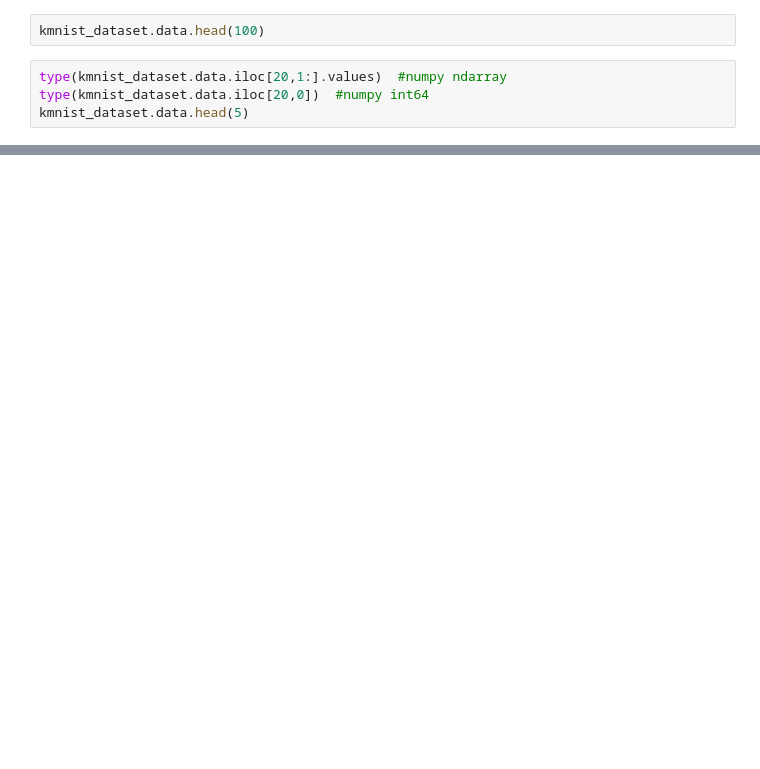
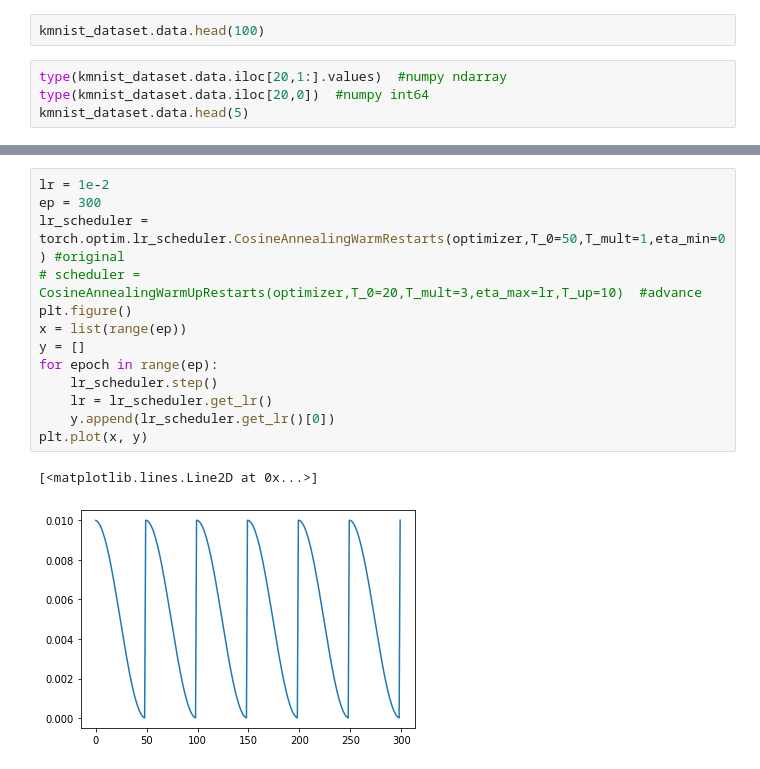
Before and after one commit to ccchang1023/Kannada_MNIST_CNN, a Jupyter notebook: KMnist.ipynb, the cells around one changed output, grey strips where cells are left out. Saved outputs shown, nothing was run; the diff lists cells and outputs as text; blank space fills up the shorter version.

Commit message:
Ver5, along with data visualization

```diff
--- a/KMnist.ipynb
+++ b/KMnist.ipynb
@@ -152 +270,17 @@ kmnist_dataset.data.head(5)
+# %%
+lr = 1e-2
+ep = 300
+lr_scheduler = torch.optim.lr_scheduler.CosineAnnealingWarmRestarts(optimizer,T_0=50,T_mult=1,eta_min=0) #original
+# scheduler = CosineAnnealingWarmUpRestarts(optimizer,T_0=20,T_mult=3,eta_max=lr,T_up=10)  #advance
+plt.figure()
+x = list(range(ep))
+y = []
+for epoch in range(ep):
+    lr_scheduler.step()
+    lr = lr_scheduler.get_lr()
+    y.append(lr_scheduler.get_lr()[0])
+plt.plot(x, y)
+# %% [output]
+[<matplotlib.lines.Line2D at 0x...>]
+[figure, added]
 # %%
```
Also changed, not shown: parts of 10 cells of this notebook, 1 other file.
